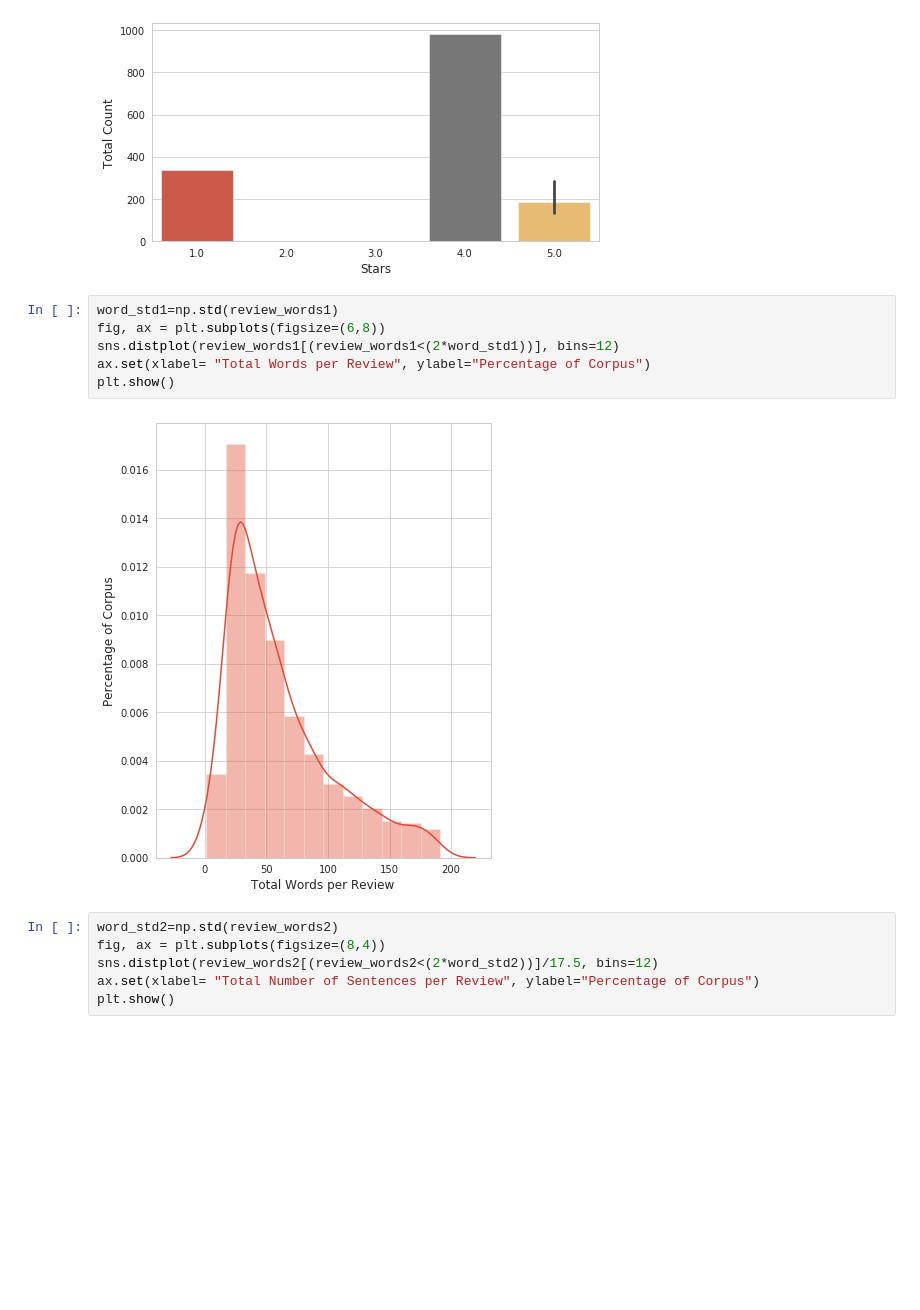
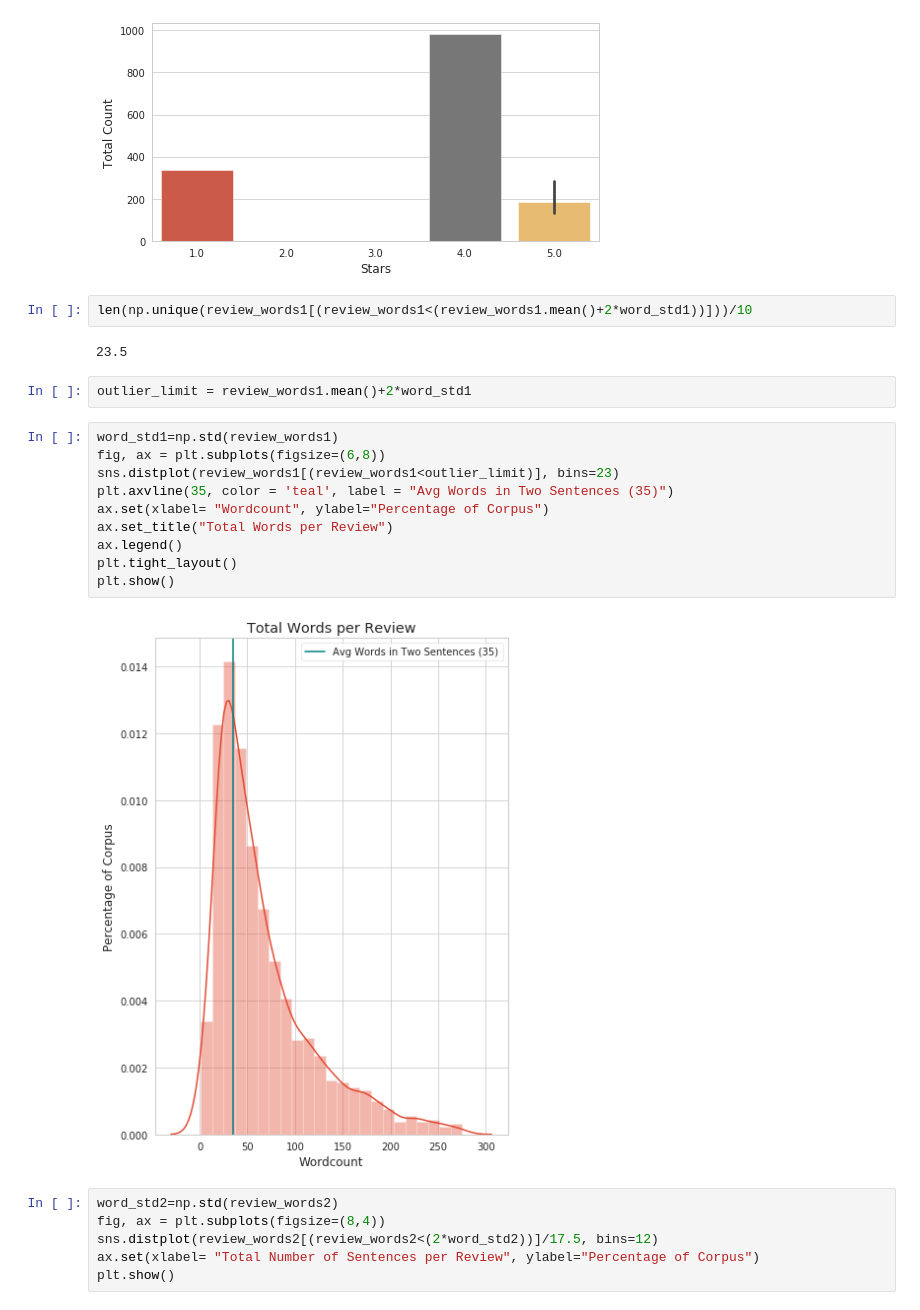
Before and after one commit to GrilledJeez/amazon_product_feature_analysis, a Jupyter notebook: EDA_&_Data_wrangling.ipynb, the cells around one changed output. Saved outputs shown, nothing was run; the diff lists cells and outputs as text; blank space fills up the shorter version.

```diff
--- a/EDA_&_Data_wrangling.ipynb
+++ b/EDA_&_Data_wrangling.ipynb
@@ -136,14 +148,24 @@ ax.set(xlabel= "Stars", ylabel="Total Count")
 plt.show()
 # %% [output]
 [figure]
+# %%
+len(np.unique(review_words1[(review_words1<(review_words1.mean()+2*word_std1))]))/10
+# %% [output]
+23.5
+# %%
+outlier_limit = review_words1.mean()+2*word_std1
 # %%
 word_std1=np.std(review_words1)
 fig, ax = plt.subplots(figsize=(6,8))
-sns.distplot(review_words1[(review_words1<(2*word_std1))], bins=12)
-ax.set(xlabel= "Total Words per Review", ylabel="Percentage of Corpus")
+sns.distplot(review_words1[(review_words1<outlier_limit)], bins=23)
+plt.axvline(35, color = 'teal', label = "Avg Words in Two Sentences (35)")
+ax.set(xlabel= "Wordcount", ylabel="Percentage of Corpus")
+ax.set_title("Total Words per Review")
+ax.legend()
+plt.tight_layout()
 plt.show()
 # %% [output]
-[figure, old version]
+[figure, new version]
 # %%
 word_std2=np.std(review_words2)
 fig, ax = plt.subplots(figsize=(8,4))
```
Also changed, not shown: parts of 2 cells of this notebook, 3 other files.
